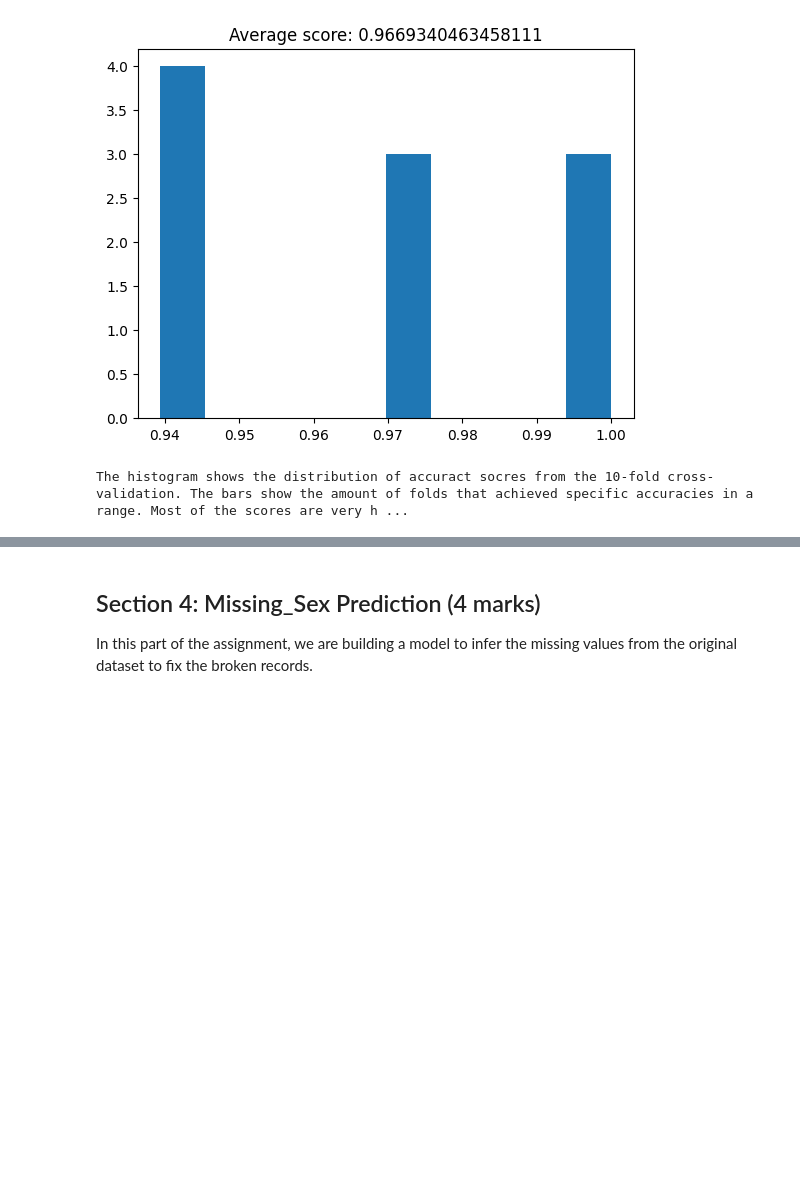
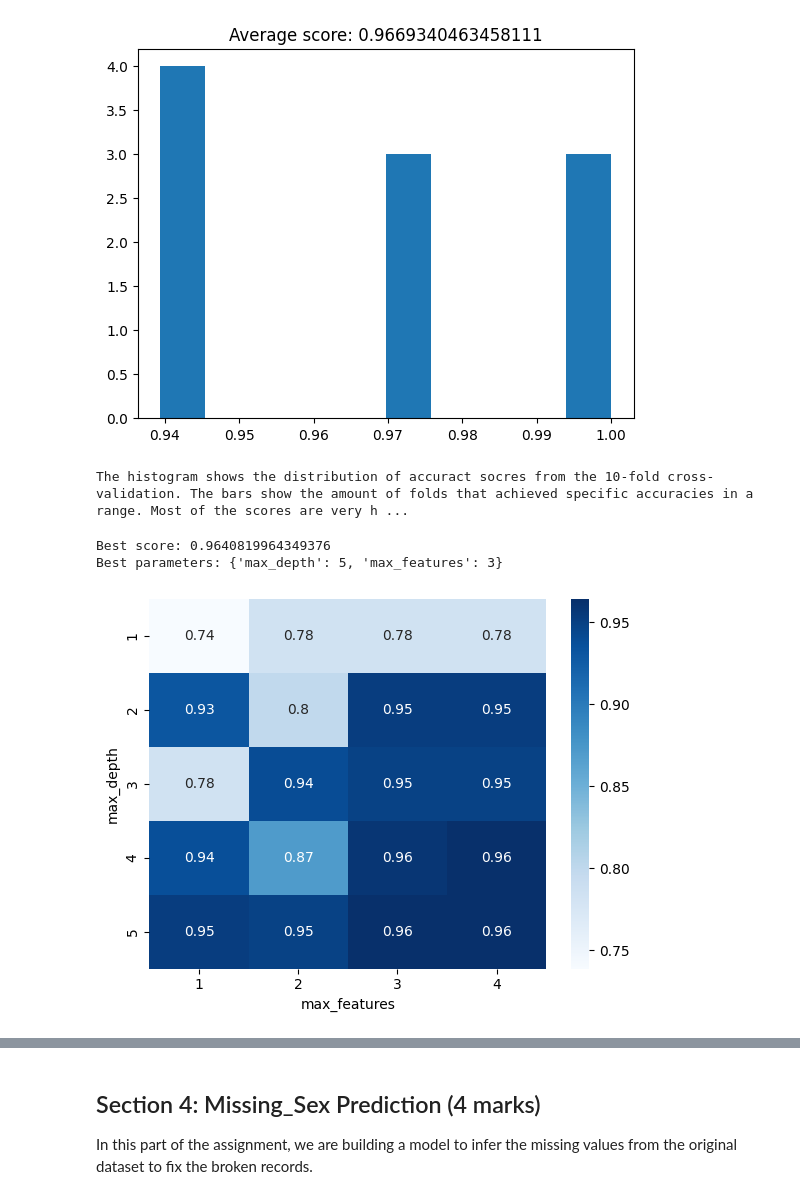
Before and after one commit to marxjoseph/SYSC4415A1, a Jupyter notebook: W2026/Assignments/A1/SYSC4415_W26_A1.ipynb, the cells around one changed output, grey strips where cells are left out. Cells and saved outputs as stored; diff of their text form; code cells hidden in the pictures; blank space fills up the shorter version.

```diff
--- a/W2026/Assignments/A1/SYSC4415_W26_A1.ipynb
+++ b/W2026/Assignments/A1/SYSC4415_W26_A1.ipynb
@@ -365,20 +365,62 @@ The histogram shows the distribution of accuract socres from the 10-fold cross-v
 # %%
 """
 Q3c (3 marks)
 Analyze the best model from grid search:
 - Initialize parameter_grid, cross_validation using StratifiedKFold
 - Identify the best parameters for the tree and show the grid heatmap (don't forget labels)
 - Plot the best tree structure using graphviz, use max_depth=2 (for better display)
 
 Note: when using export_graphviz set out_file=None and use display(graph) function call, where
 graph is your variable instantiated with Source(dot_data)
 Export_graphviz Documentation: https://scikit-learn.org/1.5/modules/generated/sklearn.tree.export_graphviz.html
 """
 from sklearn.model_selection import StratifiedKFold
 from sklearn.model_selection import GridSearchCV
 
 import graphviz
 from sklearn.tree import export_graphviz
 from graphviz import Source
 
-# YOUR ANSWER HERE
+# Initialize parameter_grid and cross_validation
+parameter_grid = {'max_depth': [1, 2, 3, 4, 5],
+                  'max_features': [1, 2, 3, 4]}
+cross_validation = StratifiedKFold(n_splits=10)
+
+# Identify best parameters for tree and show grid heatmap
+grid_search = GridSearchCV(decision_tree_classifier,
+                           param_grid=parameter_grid,
+                           cv=cross_validation)
+grid_search.fit(X, y)
+print('Best score: {}'.format(grid_search.best_score_))
+print('Best parameters: {}'.format(grid_search.best_params_))
+grid_visualization = grid_search.cv_results_['mean_test_score']
+grid_visualization.shape = (5, 4)
+sb.heatmap(grid_visualization, cmap='Blues', annot=True)
+plt.xticks(np.arange(4) + 0.5, grid_search.param_grid['max_features'])
+plt.yticks(np.arange(5) + 0.5, grid_search.param_grid['max_depth'])
+plt.xlabel('max_features')
+plt.ylabel('max_depth')
+plt.show()
+
+# Plot best tree structure
+best_tree = DecisionTreeClassifier(
+    max_depth=2,
+    max_features=grid_search.best_params_['max_features'],
+    random_state=42
+)
+best_tree.fit(X, y)
+dot_data = export_graphviz(
+    best_tree,
+    out_file=None,
+    max_depth=2,
+    feature_names=['bill_length_mm', 'bill_depth_mm', 'flipper_length_mm', 'body_mass_g'],
+    class_names=['Adelie', 'Chinstrap', 'Gentoo'],
+    filled=True,
+    rounded=True,
+)
+graph = Source(dot_data)
+display(graph)
+# %% [output]
+Best score: 0.9640819964349376
+Best parameters: {'max_depth': 5, 'max_features': 3}
+[figure, added]
```
Also changed, not shown: parts of 3 cells of this notebook.
